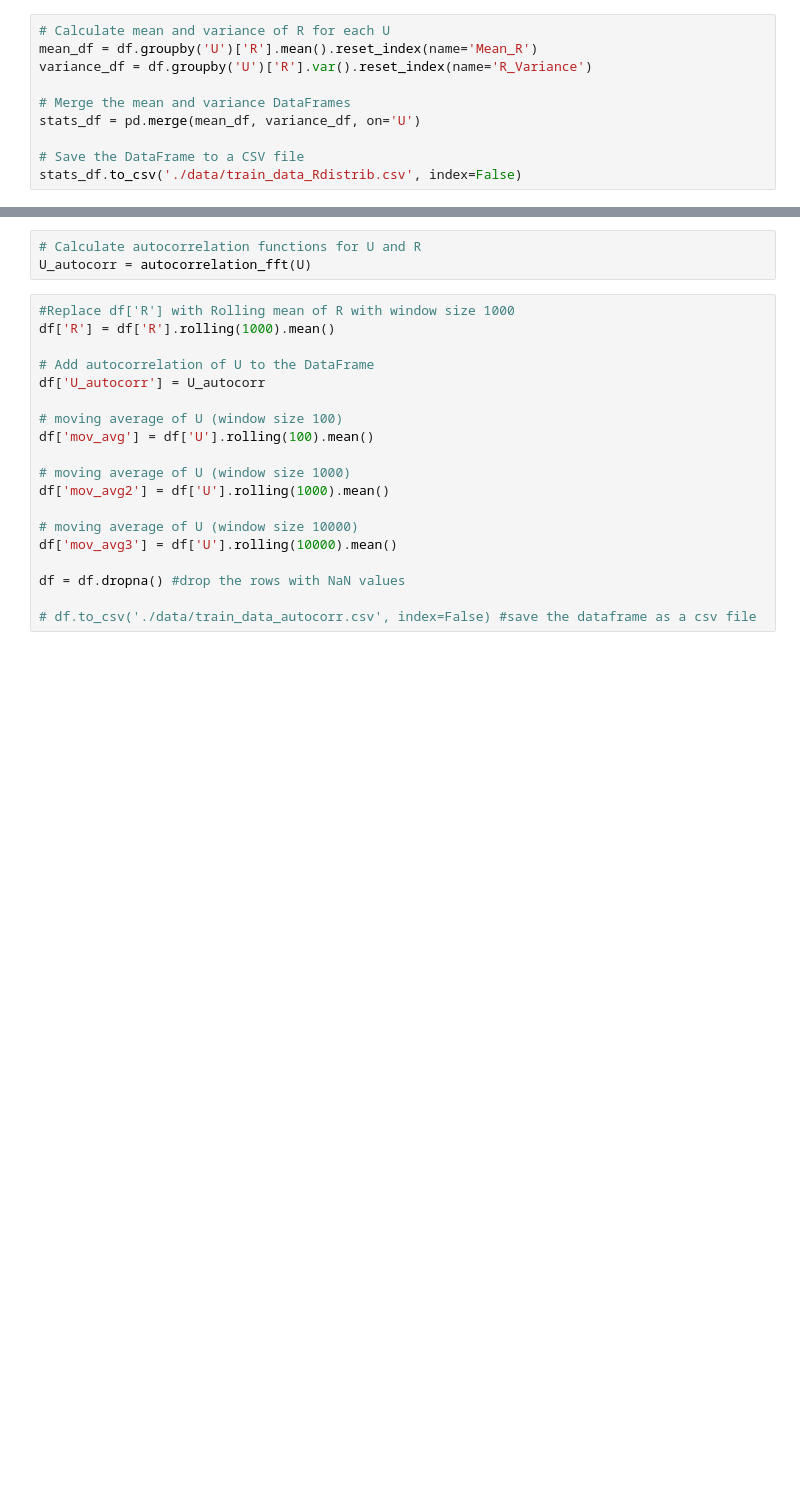
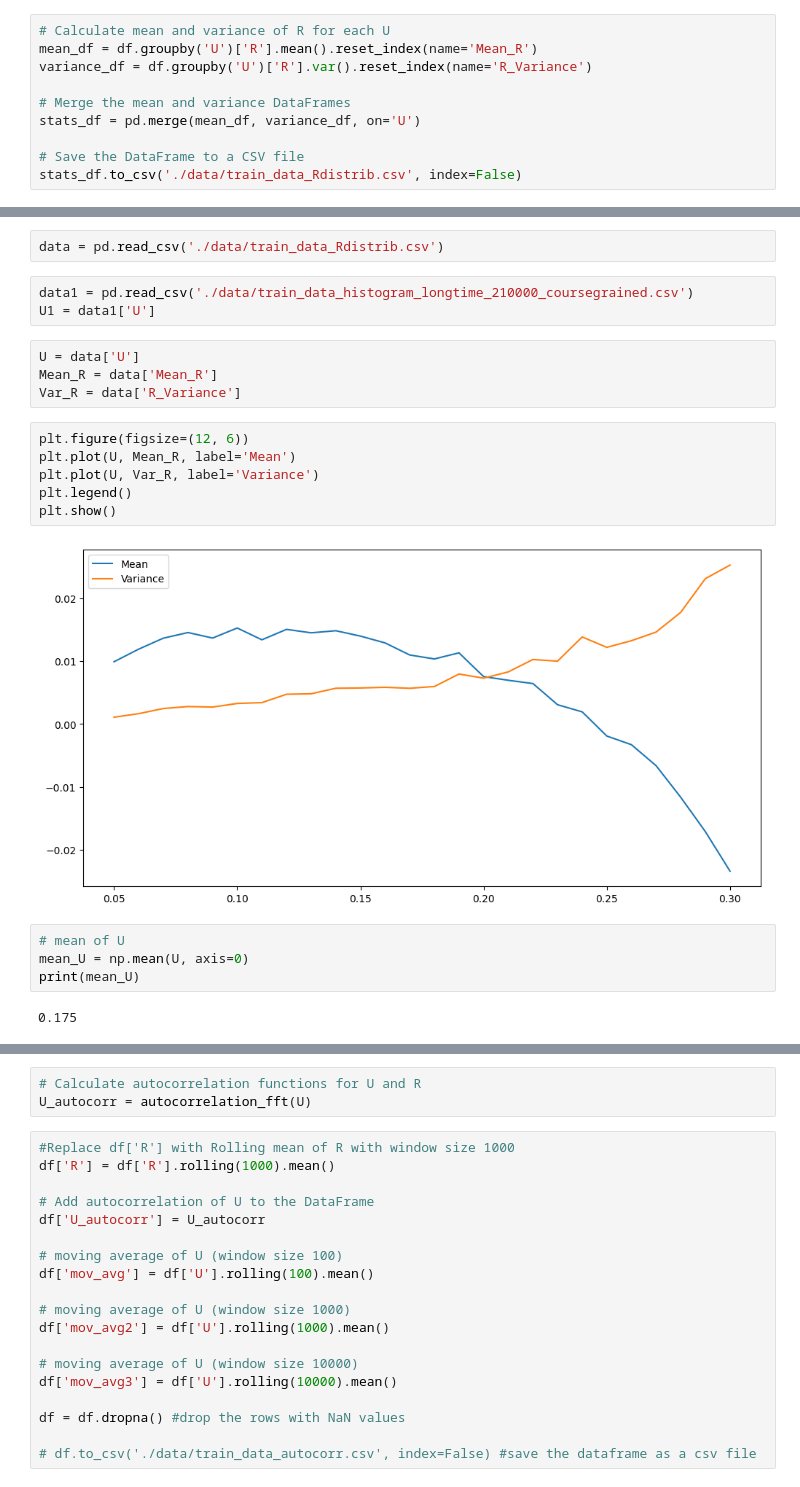
Before and after one commit to nbibrahim/The_Nurul_Network, a Jupyter notebook: train_test/Uspace_training_data.ipynb, the cells around one changed output, grey strips where cells are left out. Saved outputs shown, nothing was run; the diff lists cells and outputs as text; blank space fills up the shorter version.

```diff
--- a/train_test/Uspace_training_data.ipynb
+++ b/train_test/Uspace_training_data.ipynb
@@ -217,0 +265,23 @@ stats_df.to_csv('./data/train_data_Rdistrib.csv', index=False)
+# %%
+data = pd.read_csv('./data/train_data_Rdistrib.csv')
+# %%
+data1 = pd.read_csv('./data/train_data_histogram_longtime_210000_coursegrained.csv')
+U1 = data1['U']
+# %%
+U = data['U']
+Mean_R = data['Mean_R']
+Var_R = data['R_Variance']
+# %%
+plt.figure(figsize=(12, 6))
+plt.plot(U, Mean_R, label='Mean')
+plt.plot(U, Var_R, label='Variance')
+plt.legend()
+plt.show()
+# %% [output]
+[figure, added]
+# %%
+# mean of U
+mean_U = np.mean(U, axis=0)
+print(mean_U)
+# %% [output]
+0.175
```
Also changed, not shown: parts of 13 cells of this notebook, 29 other files.
